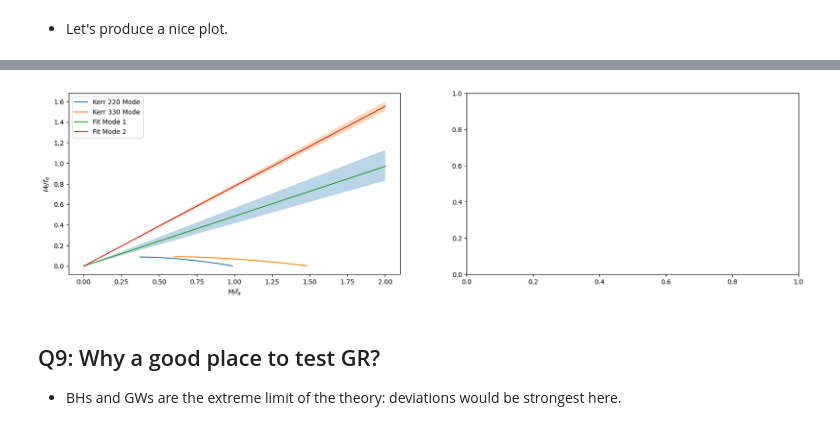
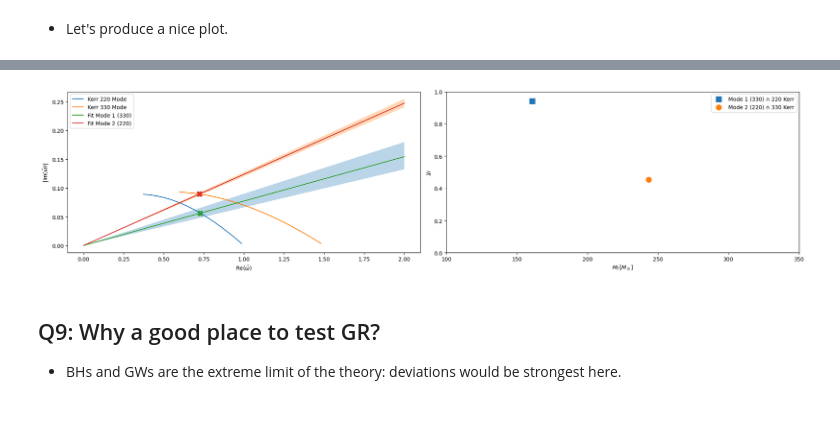
Before and after one commit to JoeyWee1/A5-Gravitational-Waves-QNM-Fitting-CW, a Jupyter notebook: solutions.ipynb, the cells around one changed output, grey strips where cells are left out. Drawn from its saved outputs; the diff is of its cells as text; code cells hidden in the pictures.

Commit message:
consistency test failing

```diff
--- a/solutions.ipynb
+++ b/solutions.ipynb
@@ -621,41 +621,89 @@ print(table)
 # %%
 fig, ax = plt.subplots(1, 2, figsize=(20, 5))
 
-ax[0].set_xlabel(r"$M_f f_{\alpha}$")
-ax[0].set_ylabel(r"$M_f/f_{\alpha}$")
+ax[0].set_xlabel(r"$\mathrm{Re}(\hat{\omega})$")
+ax[0].set_ylabel(r"$|\mathrm{Im}(\hat{\omega})|$")
+
+# Define the x and y of the kerr modes
+y220 = np.abs(omega_220.imag)
+x220 = omega_220.real
+
+y330 = np.abs(omega_330.imag)
+x330 = omega_330.real
 
 # Kerr modes
-ax[0].plot(omega_220.real, np.abs(omega_220.imag), label='Kerr 220 Mode')
-ax[0].plot(omega_330.real, np.abs(omega_330.imag), label='Kerr 330 Mode')
+ax[0].plot(x220, y220, label='Kerr 220 Mode')
+ax[0].plot(x330, y330, label='Kerr 330 Mode')
 
-# Gradients
-g1_med = 1/(f1_med * tau1_med)
-g1_lo  = 1/(f1_hi  * tau1_hi)
-g1_hi  = 1/(f1_lo  * tau1_lo)
+# Gradients: |Im(omega_hat)| / Re(omega_hat) = 1 / (2*pi*f*tau)
+g1_med = 1/(2*np.pi * f1_med * tau1_med)
+g1_lo  = 1/(2*np.pi * f1_hi  * tau1_hi)
+g1_hi  = 1/(2*np.pi * f1_lo  * tau1_lo)
 
-g2_med = 1/(f2_med * tau2_med)
-g2_lo  = 1/(f2_hi  * tau2_hi)
-g2_hi  = 1/(f2_lo  * tau2_lo)
+g2_med = 1/(2*np.pi * f2_med * tau2_med)
+g2_lo  = 1/(2*np.pi * f2_hi  * tau2_hi)
+g2_hi  = 1/(2*np.pi * f2_lo  * tau2_lo)
 
 mf = np.linspace(0, 2, 1000)
 
 # Mode 1
-ax[0].plot(mf, g1_med * mf, label='Fit Mode 1')
-ax[0].fill_between(
-    mf,
-    g1_lo * mf,
-    g1_hi * mf,
-    alpha=0.3
-)
+ax[0].plot(mf, g1_med * mf, label='Fit Mode 1 (330)')
+ax[0].fill_between(mf, g1_lo * mf, g1_hi * mf, alpha=0.3)
 
 # Mode 2
-ax[0].plot(mf, g2_med * mf, label='Fit Mode 2')
-ax[0].fill_between(
-    mf,
-    g2_lo * mf,
-    g2_hi * mf,
-    alpha=0.3
-)
+ax[0].plot(mf, g2_med * mf, label='Fit Mode 2 (220)')
+ax[0].fill_between(mf, g2_lo * mf, g2_hi * mf, alpha=0.3)
+
+# Finding the crossing points
+diff_220_1 = y220 - g1_med * x220
+# diff_220_2 = y220 - g2_med * x220
+# diff_330_1 = y330 - g1_med * x330
+diff_330_2 = y330 - g2_med * x330
+
+idx220_1 = np.where(np.diff(np.sign(diff_220_1)))[0]
+# idx220_2 = np.where(np.diff(np.sign(diff_220_2)))[0]
+# idx330_1 = np.where(np.diff(np.sign(diff_330_1)))[0]
+idx330_2 = np.where(np.diff(np.sign(diff_330_2)))[0]
+
+x_220_1 = x220[idx220_1];  y_220_1 = y220[idx220_1]
+# x_220_2 = x220[idx220_2];  y_220_2 = y220[idx220_2]
+# x_330_1 = x330[idx330_1];  y_330_1 = y330[idx330_1]
+x_330_2 = x330[idx330_2];  y_330_2 = y330[idx330_2]
+
+ax[0].scatter(x_220_1, y_220_1, s=100, marker='X')
+# ax[0].scatter(x_220_2, y_220_2, s=100, marker='X')
+# ax[0].scatter(x_330_1, y_330_1, s=100, marker='X')
+ax[0].scatter(x_330_2, y_330_2, s=100, marker='X')
 
 ax[0].legend()
+
+# --- Extract Mf and chi at each crossing ---
+# Re(omega_hat) = 2*pi * f * Mf  =>  Mf [s] = x_cross / (2*pi * f)
+Msun_s = 4.927e-6  # seconds per solar mass
+
+chi_220_1 = chi_values[idx220_1]
+# chi_220_2 = chi_values[idx220_2]
+# chi_330_1 = chi_values[idx330_1]
+chi_330_2 = chi_values[idx330_2]
+
+Mf_220_1_sol = x_220_1 / (2 * np.pi * f1_med * Msun_s)
+# Mf_220_2_sol = x_220_2 / (2 * np.pi * f2_med * Msun_s)
+# Mf_330_1_sol = x_330_1 / (2 * np.pi * f1_med * Msun_s)
+Mf_330_2_sol = x_330_2 / (2 * np.pi * f2_med * Msun_s)
+
+# --- Right hand plot: (Mf, chi) consistency ---
+ax[1].set_xlabel(r"$M_f \, [M_\odot]$")
+ax[1].set_ylabel(r"$\chi_f$")
+
+ax[1].scatter(Mf_220_1_sol, chi_220_1, s=100, marker='s', label='Mode 1 (330) ∩ 220 Kerr')
+# ax[1].scatter(Mf_220_2_sol, chi_220_2, s=100, marker='o', label='Mode 2 (220) ∩ 220 Kerr')
+# ax[1].scatter(Mf_330_1_sol, chi_330_1, s=100, marker='s', label='Mode 1 (330) ∩ 330 Kerr')
+ax[1].scatter(Mf_330_2_sol, chi_330_2, s=100, marker='o', label='Mode 2 (220) ∩ 330 Kerr')
+
+ax[1].set_xlim([100, 350])
+ax[1].set_ylim([0, 1])
+ax[1].legend()
+
+plt.tight_layout()
+plt.show()
 # %% [output]
@@ -663,4 +710,4 @@ ax[0].legend()
-[figure, old version]
+[figure, new version]
 # %% [markdown]
 ## Q9: Why a good place to test GR?
 - BHs and GWs are the extreme limit of the theory: deviations would be strongest here.
```
Also changed, not shown: parts of 1 cell of this notebook.
